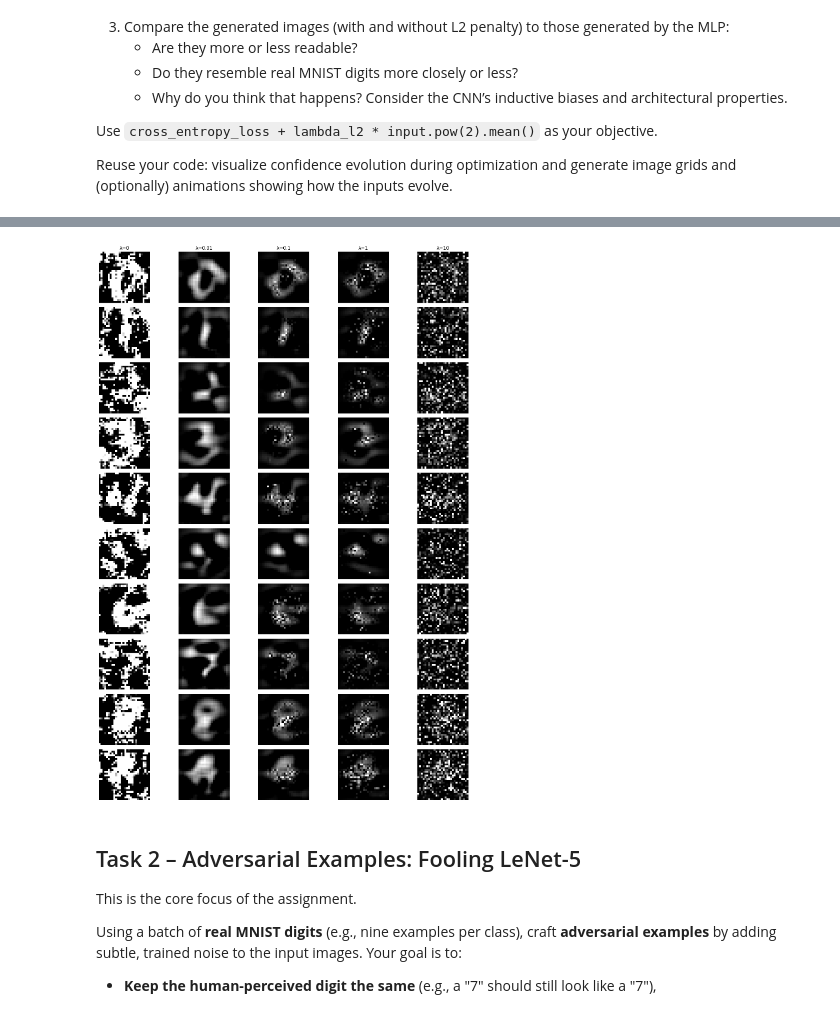
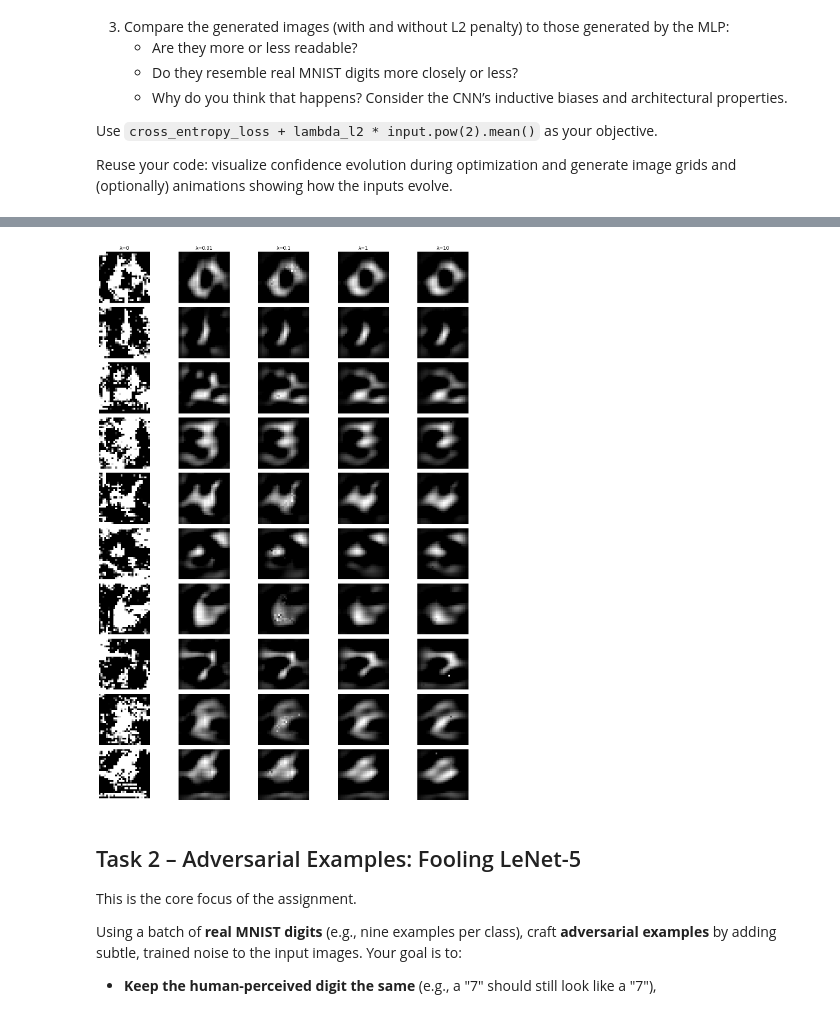
Before and after one commit to TrzeciakPiotr2300/Uczenie_Maszynowe_2025, a Jupyter notebook: HW10-convolutional-neural-network-CNN.ipynb, the cells around one changed output, grey strips where cells are left out. Saved outputs shown, nothing was run; the diff lists cells and outputs as text; code cells hidden in the pictures.

```diff
--- a/HW10-convolutional-neural-network-CNN.ipynb
+++ b/HW10-convolutional-neural-network-CNN.ipynb
@@ -202,7 +202,9 @@ net.eval()
 
 # Hyper-Params
 lambda_l2_list = [0, 0.01, 0.1, 1, 10]
-epochs_list = [30000, 28000, 10000, 5000, 1000]
+epochs_list = [30000, 28000, 12000, 10000, 6000]  ## Optimal values via both:
+                                                  ## Loss stabilises and doesn't go down any more
+                                                  ## Images are resembling real numbers the most.
 
 final_images_per_lambda = []
 
@@ -260,4 +262,4 @@ Optimizing for lambda_l2 = 0 for 30000 epochs
-[figure, old version]
+[figure, new version]
 # %% [markdown]
 ## Task 2 – Adversarial Examples: Fooling LeNet-5
 
```
Also changed, not shown: parts of 5 cells of this notebook.
